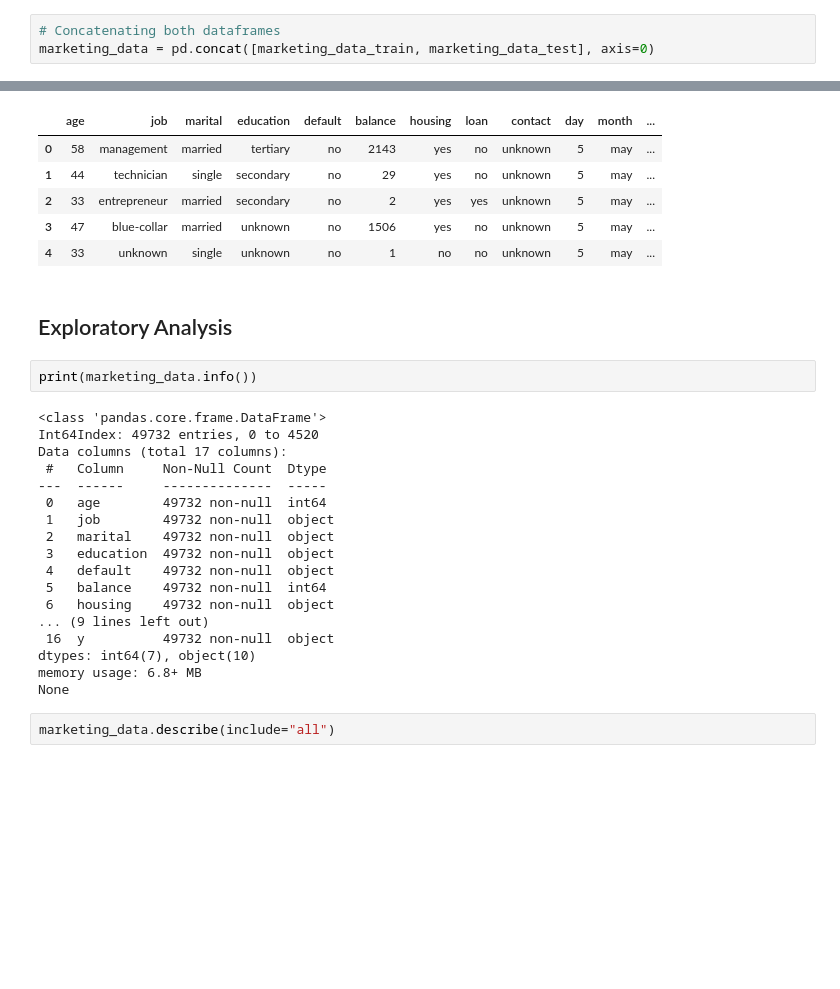
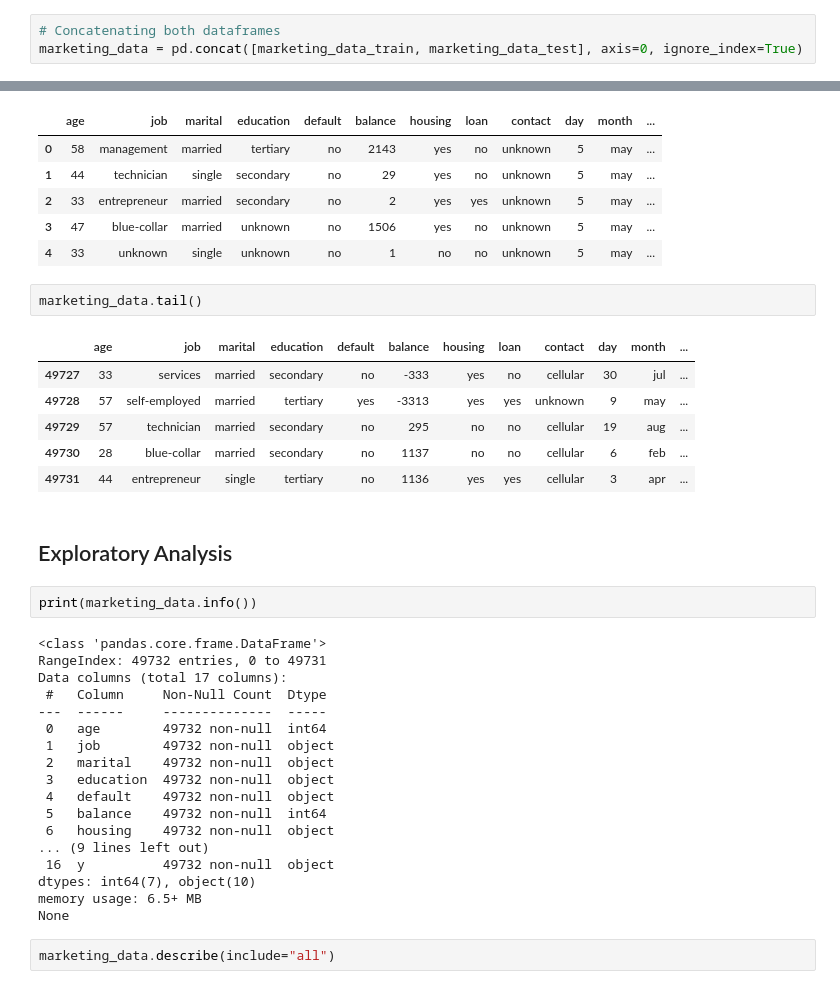
Before and after one commit to Luciano-C/Term-Deposit-Django-ML, a Jupyter notebook: Term_Deposit_Prediction.ipynb, the cells around one changed output, grey strips where cells are left out. Drawn from its saved outputs; the diff is of its cells as text; blank space fills up the shorter version.

Commit message:
Data preprocessing

```diff
--- a/Term_Deposit_Prediction.ipynb
+++ b/Term_Deposit_Prediction.ipynb
@@ -58,7 +60,7 @@ marketing_data_train.dtypes.equals(marketing_data_test.dtypes)
 True
 # %%
 # Concatenating both dataframes
-marketing_data = pd.concat([marketing_data_train, marketing_data_test], axis=0)
+marketing_data = pd.concat([marketing_data_train, marketing_data_test], axis=0, ignore_index=True)
 # %%
 # Checking shape
 marketing_data.shape
@@ -74,13 +76,22 @@ marketing_data.head()
 | 2 | 33 | entrepreneur | married | secondary | no | 2 | yes | yes | unknown | 5 | may | ... |
 | 3 | 47 | blue-collar | married | unknown | no | 1506 | yes | no | unknown | 5 | may | ... |
 | 4 | 33 | unknown | single | unknown | no | 1 | no | no | unknown | 5 | may | ... |
+# %%
+marketing_data.tail()
+# %% [output]
+|  | age | job | marital | education | default | balance | housing | loan | contact | day | month | ... |
+| 49727 | 33 | services | married | secondary | no | -333 | yes | no | cellular | 30 | jul | ... |
+| 49728 | 57 | self-employed | married | tertiary | yes | -3313 | yes | yes | unknown | 9 | may | ... |
+| 49729 | 57 | technician | married | secondary | no | 295 | no | no | cellular | 19 | aug | ... |
+| 49730 | 28 | blue-collar | married | secondary | no | 1137 | no | no | cellular | 6 | feb | ... |
+| 49731 | 44 | entrepreneur | single | tertiary | no | 1136 | yes | yes | cellular | 3 | apr | ... |
 # %% [markdown]
 ## Exploratory Analysis
 # %%
 print(marketing_data.info())
 # %% [output]
 <class 'pandas.core.frame.DataFrame'>
-Int64Index: 49732 entries, 0 to 4520
+RangeIndex: 49732 entries, 0 to 49731
 Data columns (total 17 columns):
  #   Column     Non-Null Count  Dtype
 ---  ------     --------------  -----
@@ -94,7 +105,7 @@ Data columns (total 17 columns):
 ... (9 lines left out)
  16  y          49732 non-null  object
 dtypes: int64(7), object(10)
-memory usage: 6.8+ MB
+memory usage: 6.5+ MB
 None
 # %%
 marketing_data.describe(include="all")
```
Also changed, not shown: parts of 32 cells of this notebook, 1 other file.
